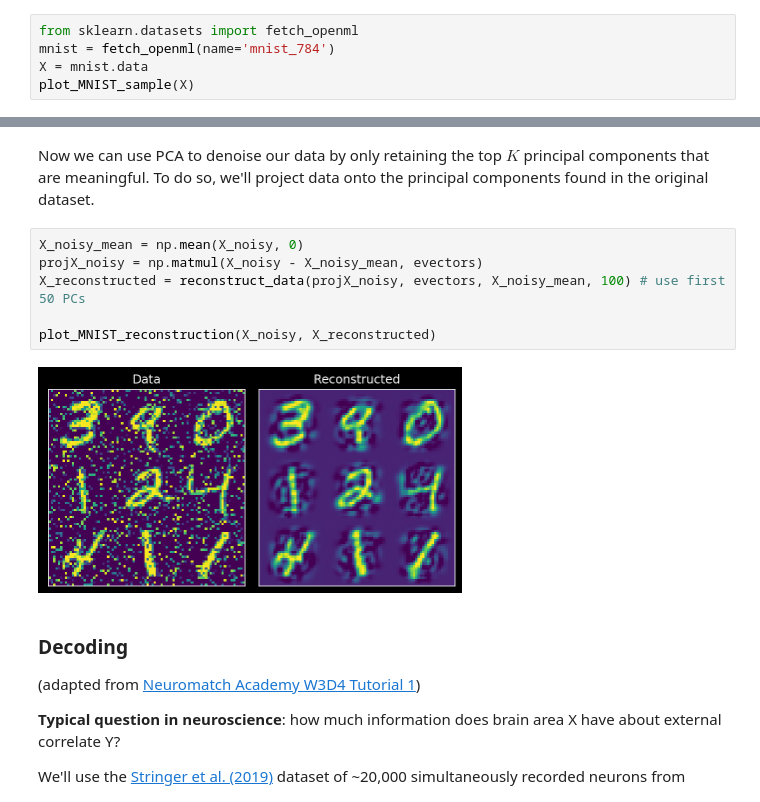
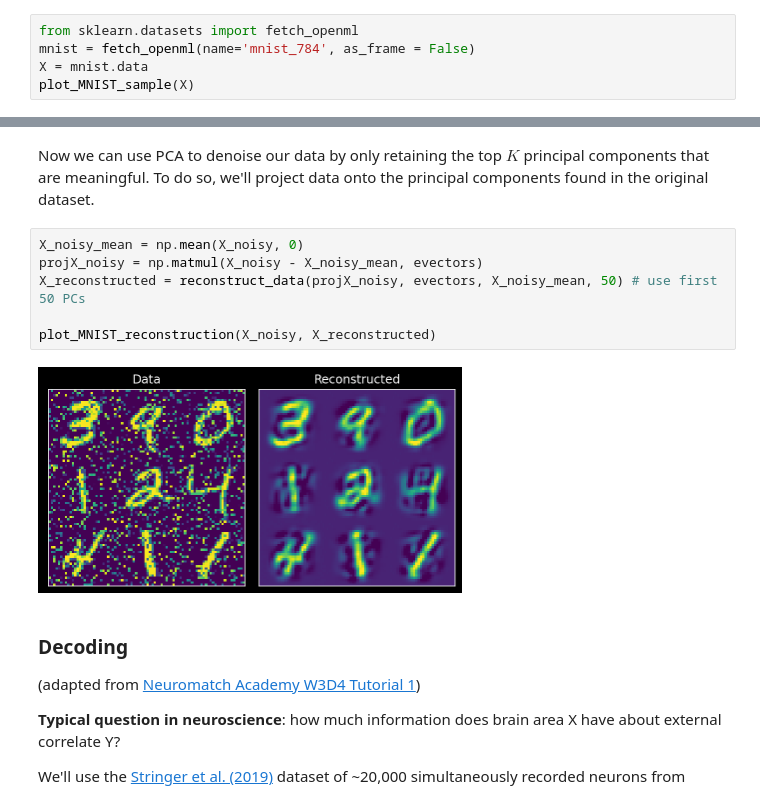
Before and after one commit to BlohmLab/NSCI801-QuantNeuro, a Jupyter notebook: NSCI801_DataNeuroscience.ipynb, the cells around one changed output, grey strips where cells are left out. Drawn from its saved outputs; the diff is of its cells as text.

```diff
--- a/NSCI801_DataNeuroscience.ipynb
+++ b/NSCI801_DataNeuroscience.ipynb
@@ -620,7 +627,7 @@ def plot_eigenvalues(evals, limit=True):
     plt.show()
 # %%
 from sklearn.datasets import fetch_openml
-mnist = fetch_openml(name='mnist_784')
+mnist = fetch_openml(name='mnist_784', as_frame = False)
 X = mnist.data
 plot_MNIST_sample(X)
 # %% [output]
@@ -759,11 +766,11 @@ Now we can use PCA to denoise our data by only retaining the top $K$ principal c
 # %%
 X_noisy_mean = np.mean(X_noisy, 0)
 projX_noisy = np.matmul(X_noisy - X_noisy_mean, evectors)
-X_reconstructed = reconstruct_data(projX_noisy, evectors, X_noisy_mean, 100) # use first 50 PCs
+X_reconstructed = reconstruct_data(projX_noisy, evectors, X_noisy_mean, 50) # use first 50 PCs
 
 plot_MNIST_reconstruction(X_noisy, X_reconstructed)
 # %% [output]
-[figure, old version]
+[figure, new version]
 # %% [markdown]
 ### Decoding
 (adapted from [Neuromatch Academy W3D4 Tutorial 1](https://colab.research.google.com/github/NeuromatchAcademy/course-content/blob/master/tutorials/W3D4_DeepLearning1/student/W3D4_Tutorial1.ipynb))
```
Also changed, not shown: parts of 7 cells of this notebook.
